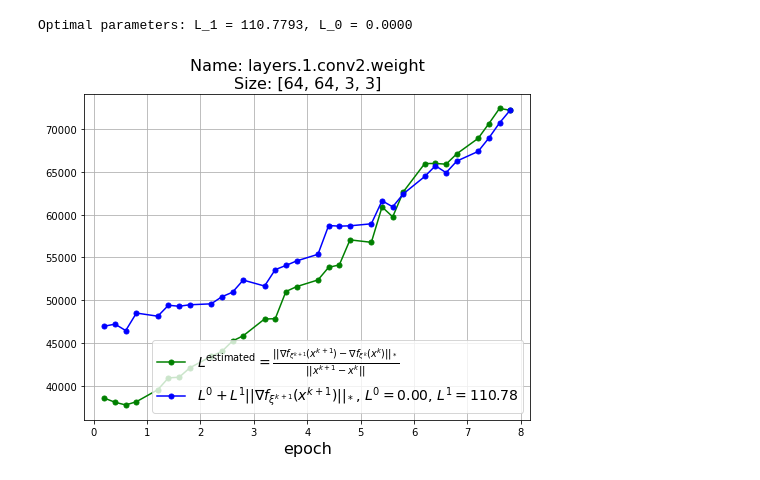
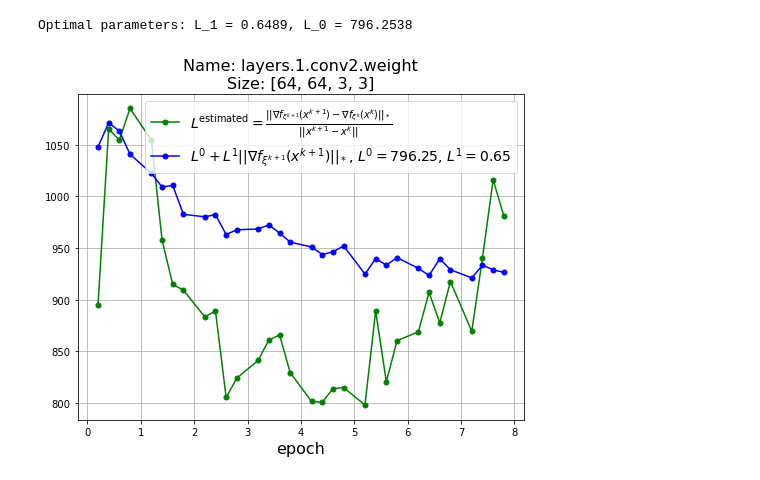
Before and after one commit to artem-riabinin/Experiments-estimating-smoothness-for-NanoGPT-and-CNN-on-CIFAR10, a Jupyter notebook: plots/L0L1-cnn/L0L1-cnn.ipynb, the cells around one changed output. Cells and saved outputs as stored; diff of their text form; code cells hidden in the pictures.

```diff
--- a/plots/L0L1-cnn/L0L1-cnn.ipynb
+++ b/plots/L0L1-cnn/L0L1-cnn.ipynb
@@ -44,32 +44,37 @@ norm_grad_values = []
 with open(log_file_path, "r") as file:
     for line in file:
         match = pattern.search(line)
         if match:
             step_values.append(float(match.group(1)))         # step
             L_estimated_values.append(float(match.group(2)))  # L_estimated
             norm_grad_values.append(float(match.group(3)))    # norm_grad
 
+half = len(step_values) // 2
+step_values = step_values[:half]
+L_estimated_values = L_estimated_values[:half]
+norm_grad_values = norm_grad_values[:half]
+
 # Use extracted values from log file
 a, b = fit_positive_linear(norm_grad_values, L_estimated_values)
 print(f"Optimal parameters: L_1 = {a:.4f}, L_0 = {b:.4f}")
 
 # Compute vectors
 y_actual = np.array(L_estimated_values)
 y_predicted = a * np.array(norm_grad_values) + b
 x = np.array(step_values)
 
 # Plot results
 
 plt.figure(figsize=(8, 6))
 plt.plot(x, y_actual, 'o-', markersize=5, label=r'$L^{\mathrm{estimated}} = \frac{||\nabla f_{\xi^{k+1}}(x^{k+1}) - \nabla f_{\xi^{k}}(x^k)||_*}{||x^{k+1} - x^{k}||}$', color='green')
 plt.plot(x, y_predicted, 'o-', markersize=5,
          label = r'$L^0 + L^1 ||\nabla f_{\xi^{k+1}}(x^{k+1})||_*$' + f', $L^0 = {b:.2f}$, $L^1 = {a:.2f}$', color='blue')
 plt.xlabel('epoch', fontsize=16)
 plt.legend(fontsize=14)
 plt.grid()
 plt.title('Name: layers.1.conv2.weight\nSize: [64, 64, 3, 3]', fontsize=16)
 plt.savefig('plot1.pdf', format='pdf')
 plt.show()
 # %% [output]
-Optimal parameters: L_1 = 110.7793, L_0 = 0.0000
+Optimal parameters: L_1 = 0.6489, L_0 = 796.2538
-[figure, old version]
+[figure, new version]
```
Also changed, not shown: parts of 2 cells of this notebook, 2 other files.
